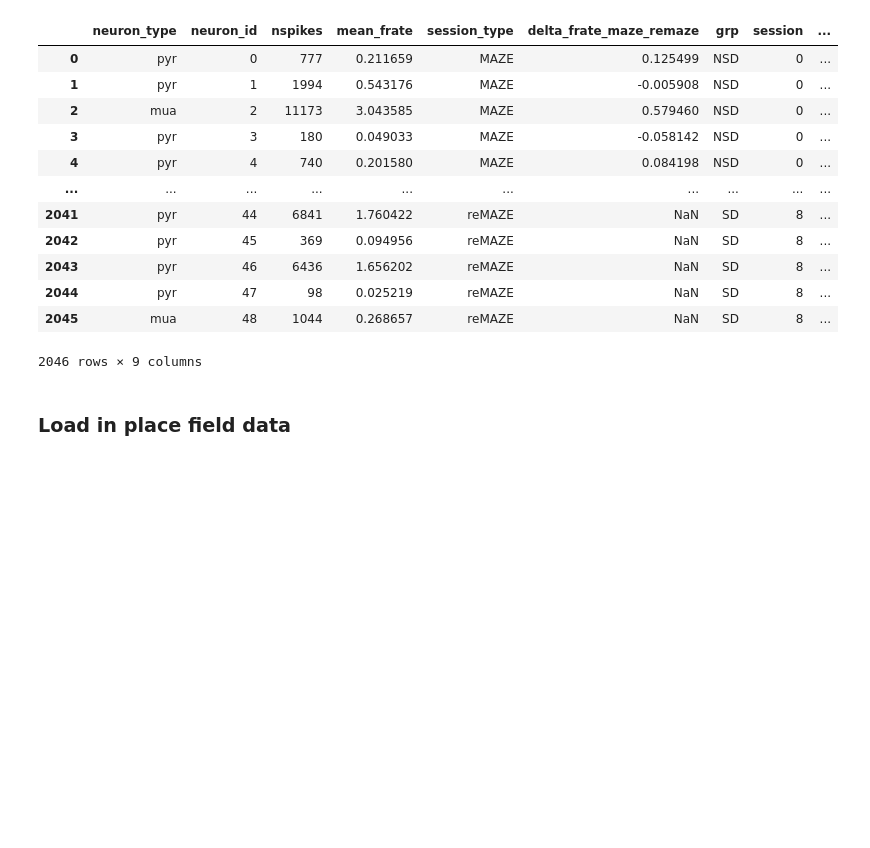
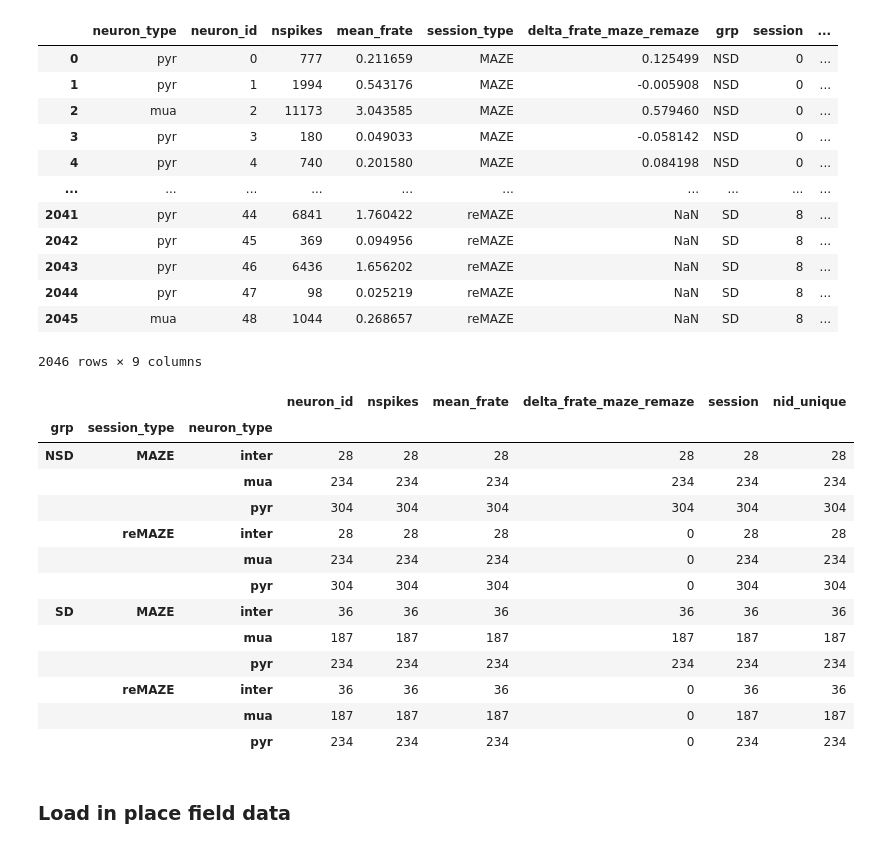
Before and after one commit to nkinsky/Projects_sandbox, a Jupyter notebook: sd_drift/sd_figure4_firing_rate_changes.ipynb, the cells around one changed output. Cells and saved outputs as stored; diff of their text form; code cells hidden in the pictures; blank space fills up the shorter version.

```diff
--- a/sd_drift/sd_figure4_firing_rate_changes.ipynb
+++ b/sd_drift/sd_figure4_firing_rate_changes.ipynb
@@ -83,6 +83,23 @@ fr_df
 | 2044 | pyr | 47 | 98 | 0.025219 | reMAZE | NaN | SD | 8 | ... |
 | 2045 | mua | 48 | 1044 | 0.268657 | reMAZE | NaN | SD | 8 | ... |
 2046 rows × 9 columns
+# %%
+fr_df.groupby(["grp", "session_type", "neuron_type"]).count()
+# %% [output]
+|  |  |  | neuron_id | nspikes | mean_frate | delta_frate_maze_remaze | session | nid_unique |
+| grp | session_type | neuron_type |  |  |  |  |  |  |
+| NSD | MAZE | inter | 28 | 28 | 28 | 28 | 28 | 28 |
+|  |  | mua | 234 | 234 | 234 | 234 | 234 | 234 |
+|  |  | pyr | 304 | 304 | 304 | 304 | 304 | 304 |
+|  | reMAZE | inter | 28 | 28 | 28 | 0 | 28 | 28 |
+|  |  | mua | 234 | 234 | 234 | 0 | 234 | 234 |
+|  |  | pyr | 304 | 304 | 304 | 0 | 304 | 304 |
+| SD | MAZE | inter | 36 | 36 | 36 | 36 | 36 | 36 |
+|  |  | mua | 187 | 187 | 187 | 187 | 187 | 187 |
+|  |  | pyr | 234 | 234 | 234 | 234 | 234 | 234 |
+|  | reMAZE | inter | 36 | 36 | 36 | 0 | 36 | 36 |
+|  |  | mua | 187 | 187 | 187 | 0 | 187 | 187 |
+|  |  | pyr | 234 | 234 | 234 | 0 | 234 | 234 |
 # %% [markdown]
 ### Load in place field data
 # %%
```
Also changed, not shown: parts of 1 cell of this notebook.
